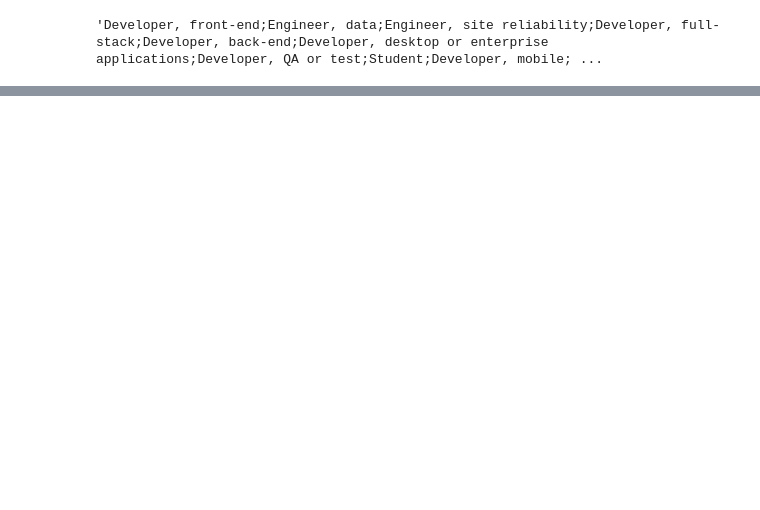
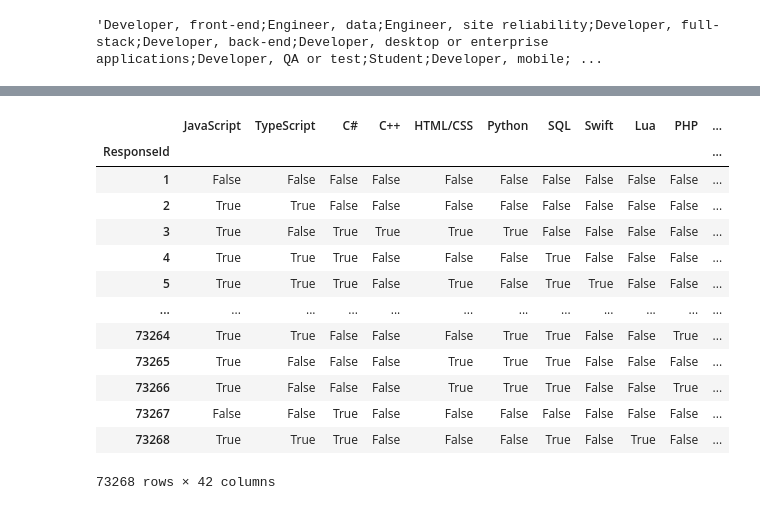
Before and after one commit to seohyun1119/pythonbasic, a Jupyter notebook: 0315_seaborn/0315(1).ipynb, the cells around one changed output, grey strips where cells are left out. Cells and saved outputs as stored; diff of their text form; code cells hidden in the pictures; blank space fills up the shorter version.

```diff
--- a/0315_seaborn/0315(1).ipynb
+++ b/0315_seaborn/0315(1).ipynb
@@ -706,0 +808,17 @@ survey_df["DevType"].loc[73268]
+# %%
+split_multicolumn(survey_df.LanguageHaveWorkedWith)
+# %% [output]
+|  | JavaScript | TypeScript | C# | C++ | HTML/CSS | Python | SQL | Swift | Lua | PHP | ... |
+| ResponseId |  |  |  |  |  |  |  |  |  |  | ... |
+| 1 | False | False | False | False | False | False | False | False | False | False | ... |
+| 2 | True | True | False | False | False | False | False | False | False | False | ... |
+| 3 | True | False | True | True | True | True | False | False | False | False | ... |
+| 4 | True | True | True | False | False | False | True | False | False | False | ... |
+| 5 | True | True | True | False | True | False | True | True | False | False | ... |
+| ... | ... | ... | ... | ... | ... | ... | ... | ... | ... | ... | ... |
+| 73264 | True | True | False | False | False | True | True | False | False | True | ... |
+| 73265 | True | False | False | False | True | True | True | False | False | False | ... |
+| 73266 | True | False | False | False | True | True | True | False | False | True | ... |
+| 73267 | False | False | True | False | False | False | False | False | False | False | ... |
+| 73268 | True | True | True | False | False | False | True | False | True | False | ... |
+73268 rows × 42 columns
```
Also changed, not shown: parts of 15 cells of this notebook, 4 other files.
